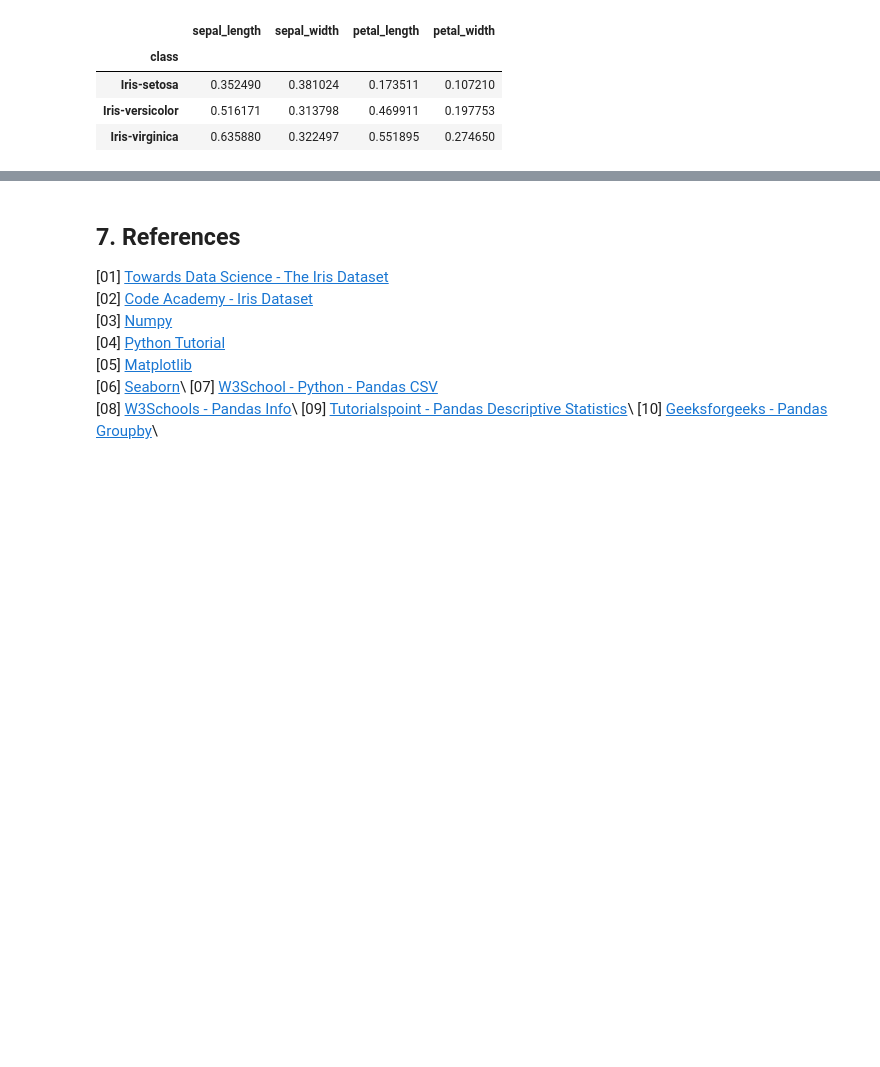
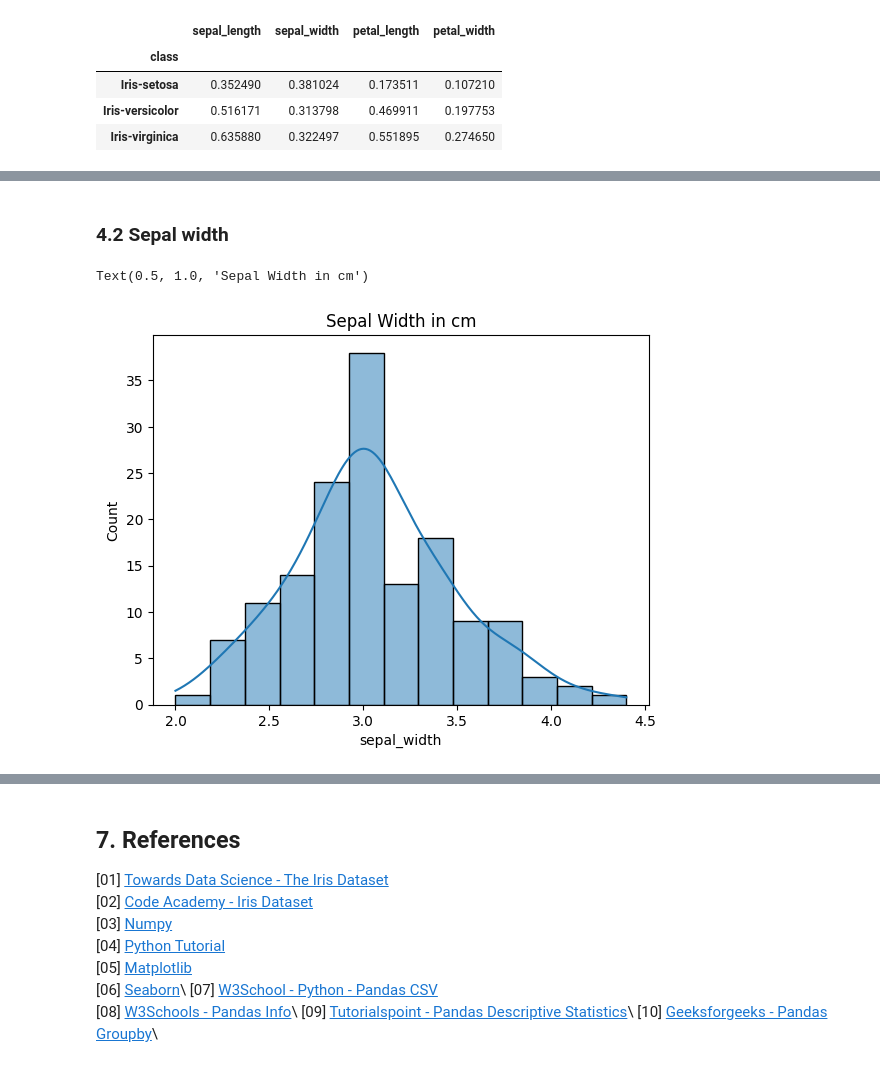
Before and after one commit to StefaniaVerduga/fundamentals-of-data-analysis, a Jupyter notebook: project.ipynb, the cells around one changed output, grey strips where cells are left out. Saved outputs shown, nothing was run; the diff lists cells and outputs as text; code cells hidden in the pictures; blank space fills up the shorter version.

```diff
--- a/project.ipynb
+++ b/project.ipynb
@@ -121,0 +141,7 @@ As per the information displayed in the table above, we can see that the specie
+# %% [markdown]
+### 4.2 Sepal width
+# %%
+sns.histplot(df, x="sepal_width", kde=True).set_title("Sepal Width in cm")
+# %% [output]
+Text(0.5, 1.0, 'Sepal Width in cm')
+[figure, added]
```
Also changed, not shown: parts of 5 cells of this notebook, 1 other file.
